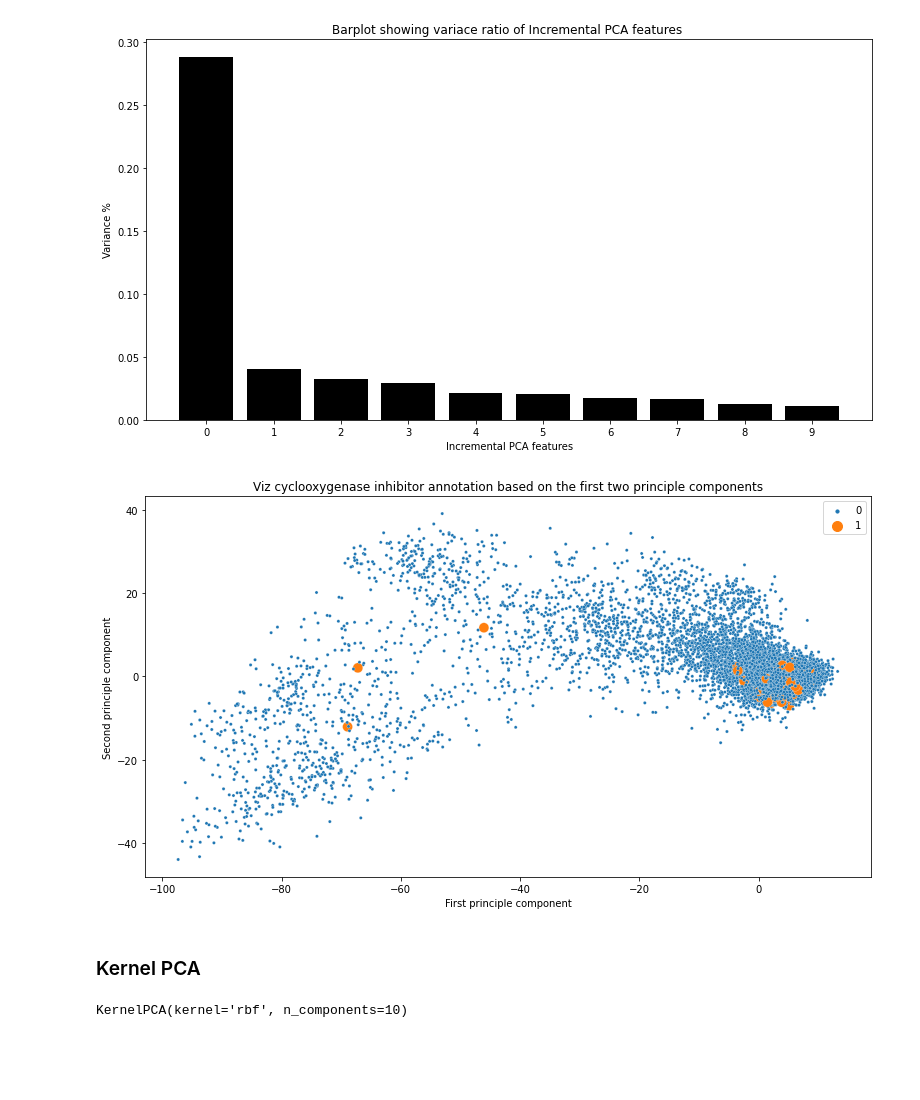
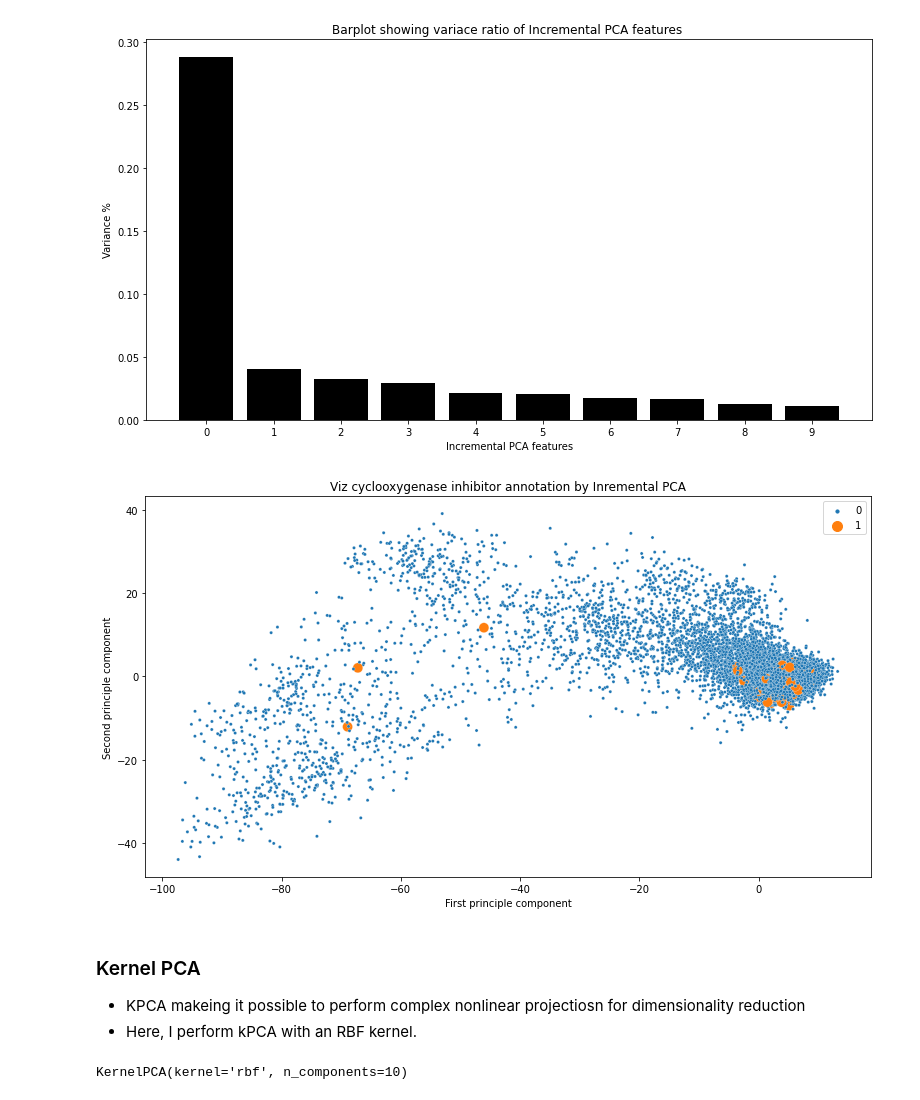
Before and after one commit to Yongliang-Shi/Mechanism-of-Action-Prediction, a Jupyter notebook: pca_to_visualize_cyclooxygenase_inhibitor.ipynb, the cells around one changed output. Drawn from its saved outputs; the diff is of its cells as text; code cells hidden in the pictures; blank space fills up the shorter version.

```diff
--- a/pca_to_visualize_cyclooxygenase_inhibitor.ipynb
+++ b/pca_to_visualize_cyclooxygenase_inhibitor.ipynb
@@ -265,23 +267,25 @@ plt.show()
 # %%
 # Data Visualization
 
 df_inc_pca = pd.DataFrame(X_inc_pca)
 c_inhibitor = df_targets.loc[:, 'cyclooxygenase_inhibitor']
 df_inc_pca['target'] = c_inhibitor.values
 
 plt.figure(figsize=(13,7))
 sns.scatterplot(data=df_inc_pca, x=df_inc_pca[0], y=df_inc_pca[1],
                 hue='target', size='target', sizes=(100, 10))
 
-plt.title('Viz cyclooxygenase inhibitor annotation based on the first two principle components')
+plt.title('Viz cyclooxygenase inhibitor annotation by Inremental PCA')
 plt.xlabel('First principle component')
 plt.ylabel('Second principle component')
 plt.legend()
 plt.show()
 # %% [output]
-[figure, old version]
+[figure, new version]
-# %% [markdown]
-### Kernel PCA
+# %% [markdown]
+### Kernel PCA
+- KPCA makeing it possible to perform complex nonlinear projectiosn for dimensionality reduction
+- Here, I perform kPCA with an RBF kernel.
 # %%
 # Import library
 from sklearn.decomposition import KernelPCA
```
Also changed, not shown: parts of 8 cells of this notebook.
